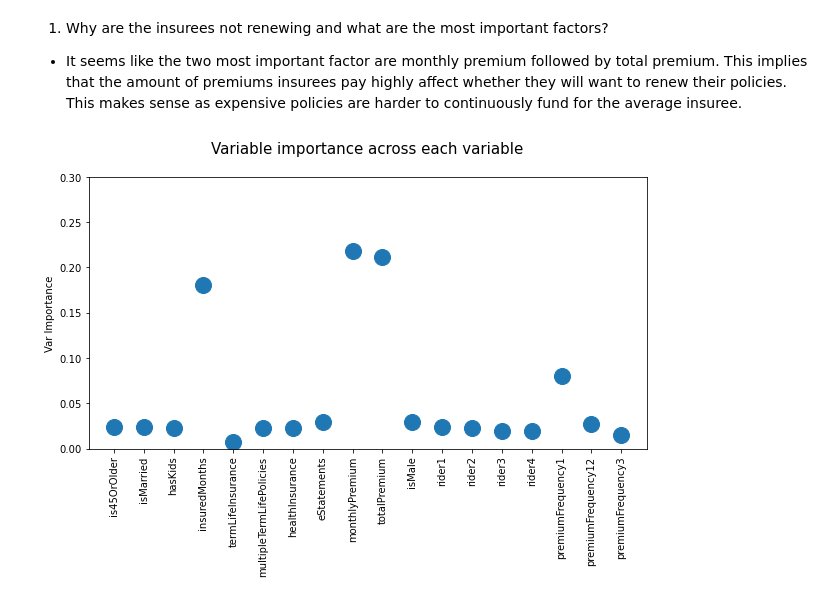
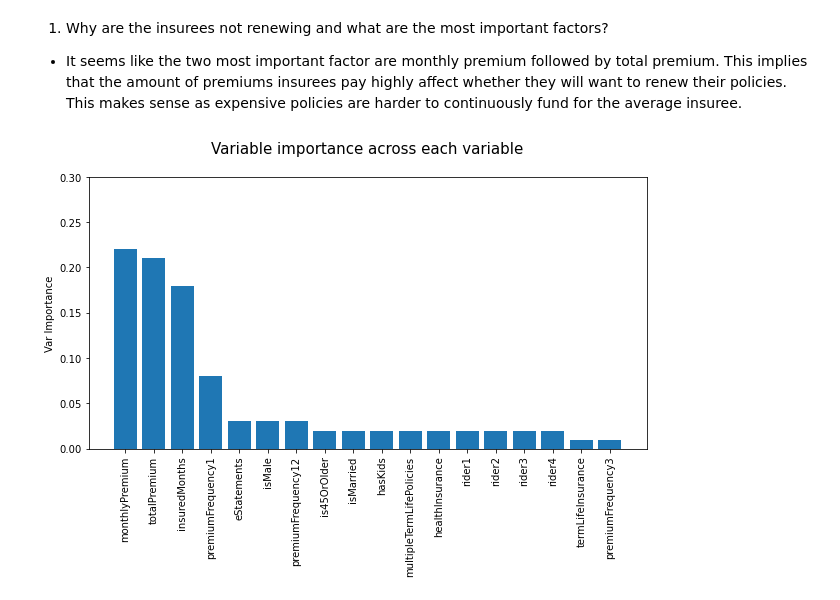
Before and after one commit to tayhuihong/VICA_submission, a Jupyter notebook: task1.ipynb, the cells around one changed output. Saved outputs shown, nothing was run; the diff lists cells and outputs as text; code cells hidden in the pictures.

Commit message:
Worked on model tuning
Removed variables with relatively lower variable importance

```diff
--- a/task1.ipynb
+++ b/task1.ipynb
@@ -368,8 +368,8 @@ df_features = pd.get_dummies(df_features, columns=['premiumFrequency'], prefix_s
 # %% [markdown]
 ### Train-test split
 # %%
-y_value = np.array(df_features['renewal'])
-df_features = df_features.drop('renewal', axis=1)
+y_value = np.array(df_cleaned['renewal'])
+df_features = df_cleaned.drop('renewal', axis=1)
 
 #Train-test split
 train_x, test_x, train_y, test_y = train_test_split(df_features, y_value, test_size = 0.3, random_state = 2022)
@@ -414,12 +414,17 @@ Accuracy on test set: 78.81
 * It seems like the two most important factor are monthly premium followed by total premium. This implies that the amount of premiums insurees pay highly affect whether they will want to renew their policies. This makes sense as expensive policies are harder to continuously fund for the average insuree.
 # %%
 #Visualiz feature importance
+var_importance = [(feature, round(importance, 2)) for feature, importance in zip(df_features.columns.tolist(), list(rf.feature_importances_))]
+var_importance = sorted(var_importance, key = lambda x: x[1], reverse = True)
+sorted_importances = [importance[1] for importance in var_importance]
+sorted_features = [importance[0] for importance in var_importance]
+
 fig, ax = plt.subplots(figsize=(10,5))
-plt.plot(rf.feature_importances_, 'o', markersize=16)
-plt.xticks(range(df_features.shape[1]), df_features.columns, rotation=90)
+plt.bar(range(df_features.shape[1]), sorted_importances)
+plt.xticks(range(df_features.shape[1]), sorted_features, rotation=90)
 plt.title('Variable importance across each variable\n', fontsize = '15')
 ax.set_ylabel('Var Importance')
 plt.ylim(0, 0.3)
 plt.show()
 # %% [output]
-[figure, old version]
+[figure, new version]
```
Also changed, not shown: parts of 7 cells of this notebook.
